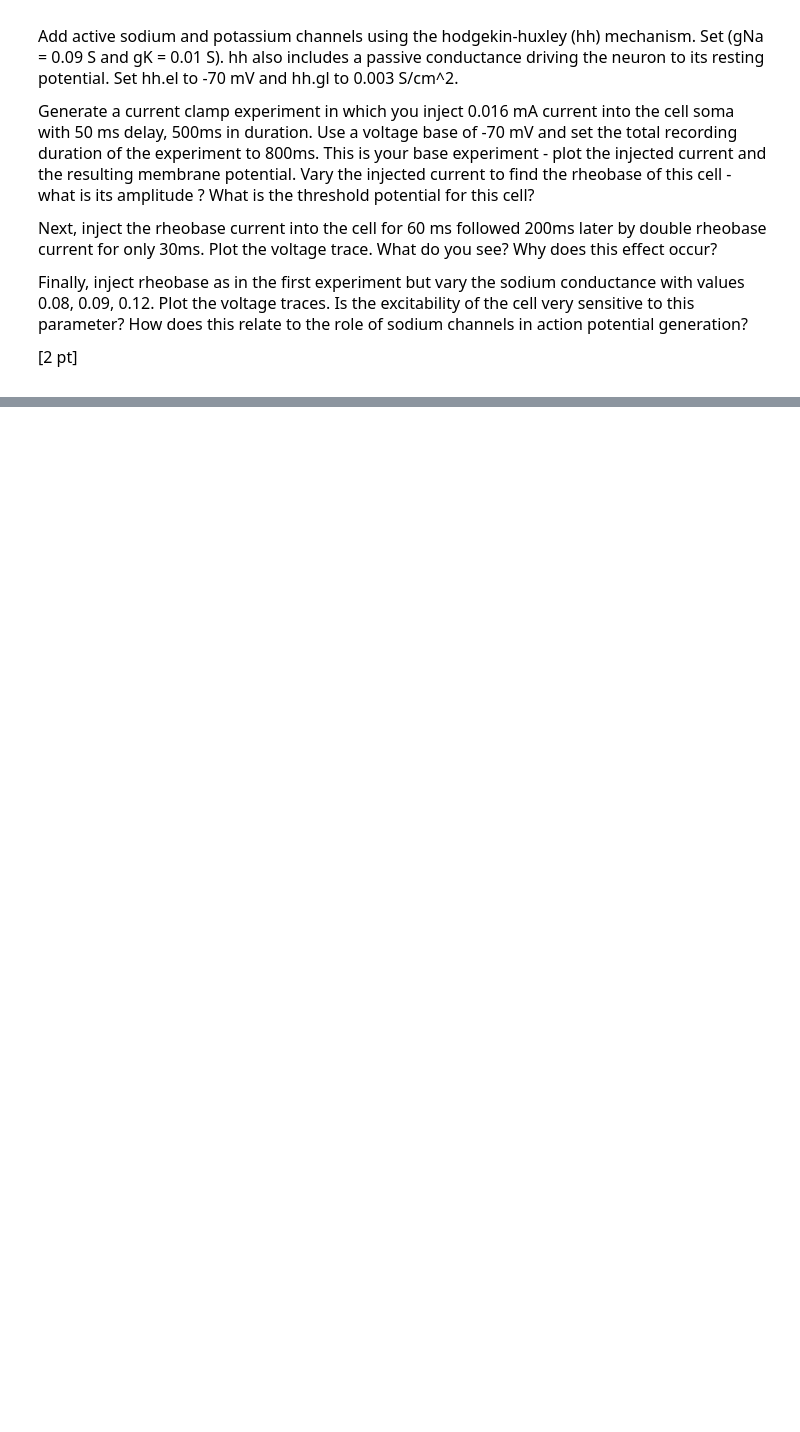
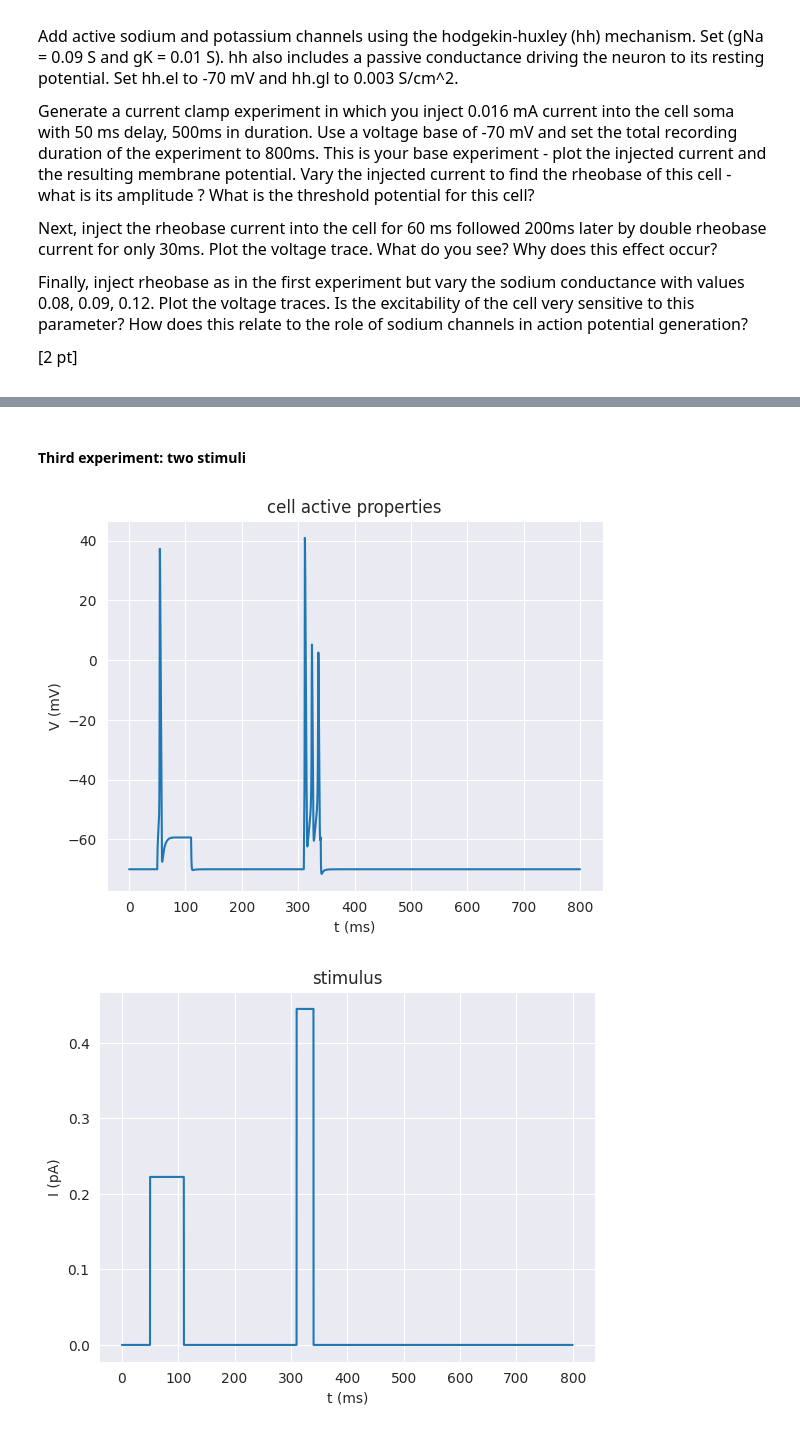
Before and after one commit to ejayromero/biophysics-NX-450, a Jupyter notebook: Week_4/Week4_HomeWork.ipynb, the cells around one changed output, grey strips where cells are left out. Drawn from its saved outputs; the diff is of its cells as text; code cells hidden in the pictures; blank space fills up the shorter version.

```diff
--- a/Week_4/Week4_HomeWork.ipynb
+++ b/Week_4/Week4_HomeWork.ipynb
@@ -437,0 +551,44 @@ Finally, inject rheobase as in the first experiment but vary the sodium conducta
+# %% [markdown]
+#### Third experiment: two stimuli
+# %%
+# new stimulation with rheobase current
+stim = h.IClamp(soma(0.5))
+stim.delay = 50   # ms
+stim.dur = 60     # ms
+stim.amp = rheobase
+
+stim2 = h.IClamp(soma(0.5))
+stim2.delay = 200+50+60
+stim2.dur = 30
+stim2.amp = rheobase*2
+
+# Initialize vectors
+# time vector
+rec_t = h.Vector()
+rec_t.record(h._ref_t)
+# membrame potential vector
+rec_v = h.Vector()
+rec_v.record(soma(0.5)._ref_v)
+# current
+rec_i = h.Vector()
+rec_i.record(stim._ref_i)
+rec_i2 = h.Vector()
+rec_i2.record(stim2._ref_i)
+
+h.finitialize(-70)
+h.continuerun(800)
+
+plt.figure()
+plt.title('cell active properties')
+plt.ylabel('V (mV)')
+plt.xlabel('t (ms)')
+plt.plot(rec_t,rec_v)
+
+plt.figure()
+plt.title('stimulus')
+plt.ylabel('I (pA)')
+plt.xlabel('t (ms)')
+plt.plot(rec_t,np.array(rec_i) + np.array(rec_i2));
+# %% [output]
+[figure, added]
+[figure, added]
```
Also changed, not shown: parts of 10 cells of this notebook.
